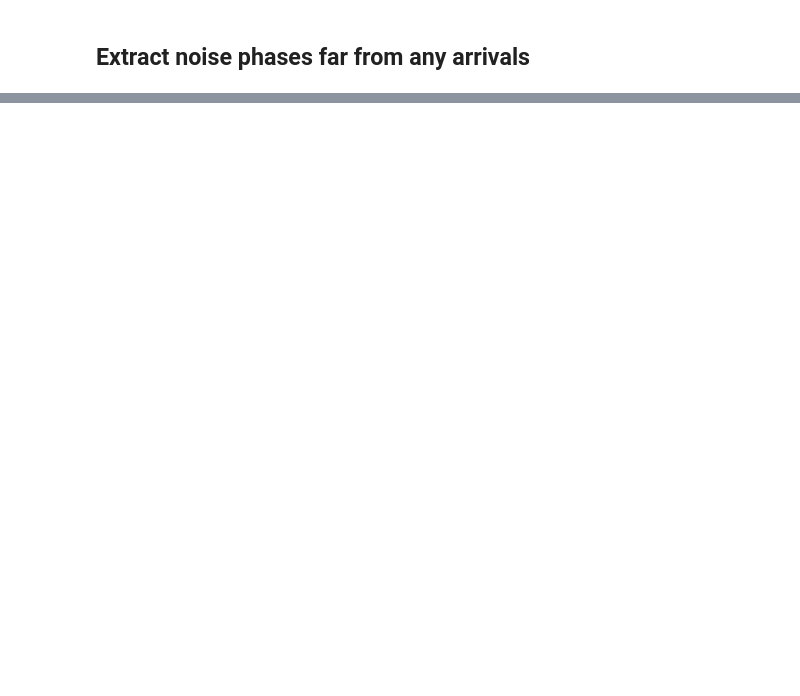
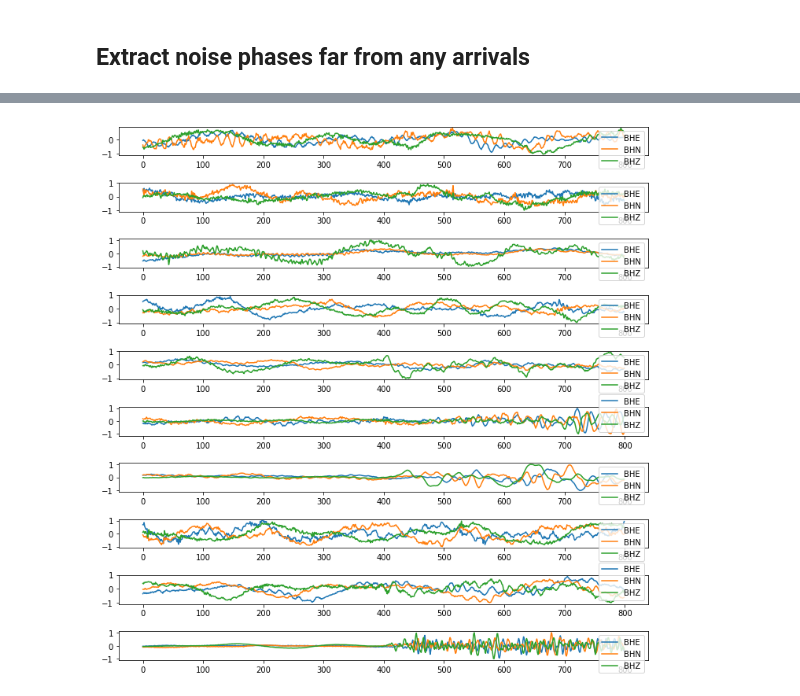
Before and after one commit to hofmanradek/ML, a Jupyter notebook: wavedataset/waveform_dataset_construction.ipynb, the cells around one changed output, grey strips where cells are left out. Drawn from its saved outputs; the diff is of its cells as text; code cells hidden in the pictures; blank space fills up the shorter version.

```diff
--- a/wavedataset/waveform_dataset_construction.ipynb
+++ b/wavedataset/waveform_dataset_construction.ipynb
@@ -322,0 +571,17 @@ for res in a:
+# %%
+wav = [numpy.frombuffer(x.read(), dtype=numpy.float32).reshape((3,800)) for x in waves]
+
+labels = ('BHE','BHN','BHZ')
+
+fig = plt.figure(figsize=(10,10))
+for i, w in enumerate(wav):
+    ax = fig.add_subplot(len(wav), 1, i+1)
+    for j in range(w.shape[0]):
+        demean = w[j,:]-w[j,:].mean()
+        maximum = numpy.max(numpy.abs(w[j,:]))
+        ax.plot(demean/maximum, label=labels[j])
+
+    plt.legend()
+plt.tight_layout()
+# %% [output]
+[figure, added]
```
Also changed, not shown: parts of 40 cells of this notebook.
